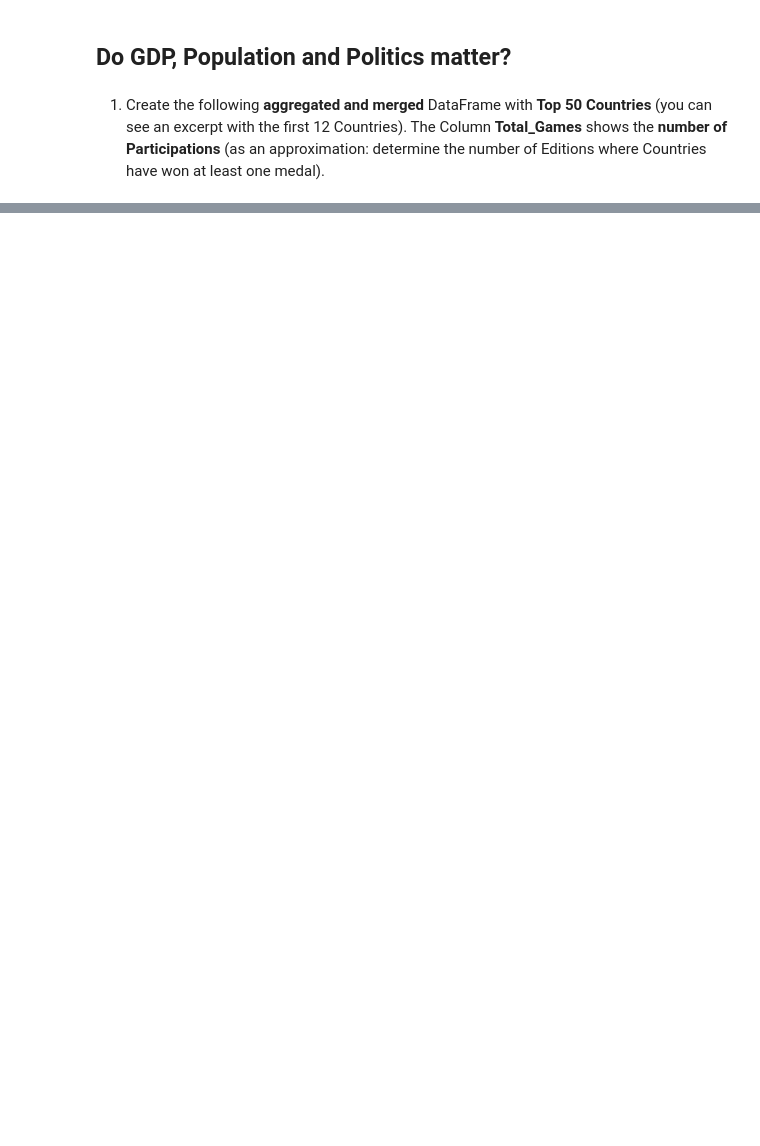
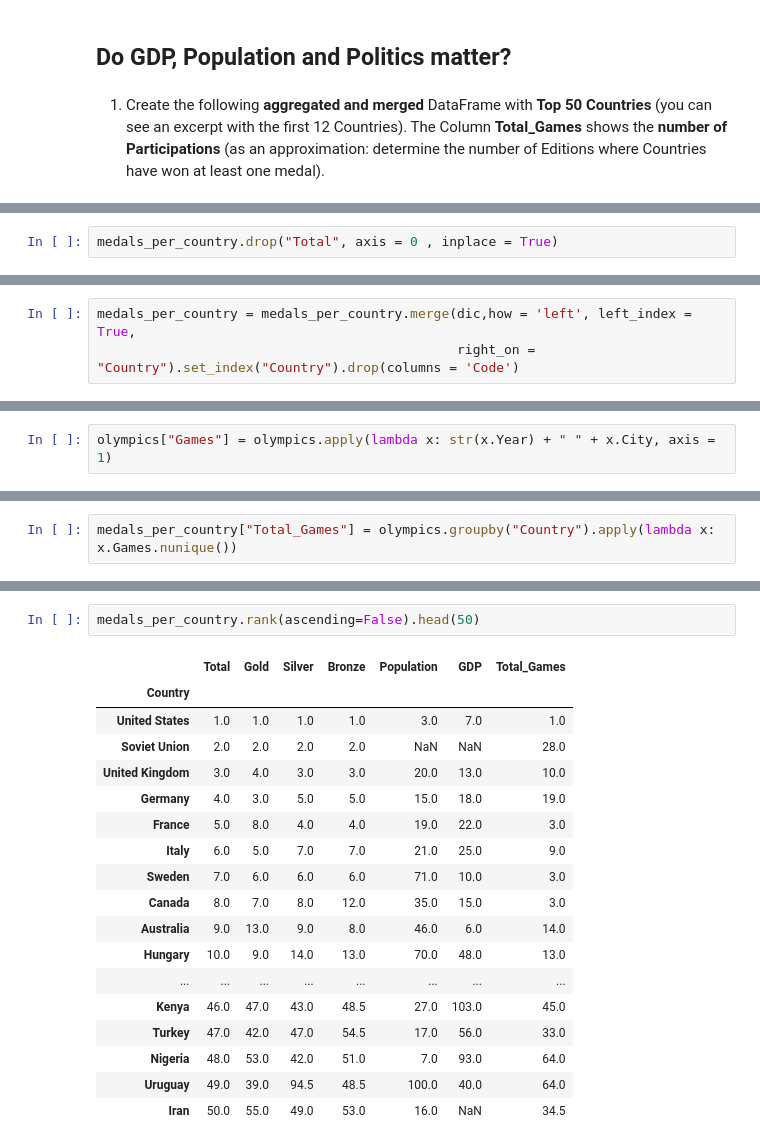
Before and after one commit to Yurhigz/Olympic-Medal-Project, a Jupyter notebook: Explanatory_DataAnalysis_Challenge/Project_Explanatory_Data_Analysis.ipynb, the cells around one changed output, grey strips where cells are left out. Saved outputs shown, nothing was run; the diff lists cells and outputs as text; blank space fills up the shorter version.

```diff
--- a/Explanatory_DataAnalysis_Challenge/Project_Explanatory_Data_Analysis.ipynb
+++ b/Explanatory_DataAnalysis_Challenge/Project_Explanatory_Data_Analysis.ipynb
@@ -244,0 +457,2 @@ olympics.groupby(['Country','Medal']).Medal.count().unstack(fill_value = 0).sort
+# %%
+medals_per_country.drop("Total", axis = 0 , inplace = True)
@@ -244,0 +478,3 @@ olympics.groupby(['Country','Medal']).Medal.count().unstack(fill_value = 0).sort
+# %%
+medals_per_country = medals_per_country.merge(dic,how = 'left', left_index = True,
+                                              right_on = "Country").set_index("Country").drop(columns = 'Code')
@@ -244,0 +502,2 @@ olympics.groupby(['Country','Medal']).Medal.count().unstack(fill_value = 0).sort
+# %%
+olympics["Games"] = olympics.apply(lambda x: str(x.Year) + " " + x.City, axis = 1)
@@ -244,0 +540,2 @@ olympics.groupby(['Country','Medal']).Medal.count().unstack(fill_value = 0).sort
+# %%
+medals_per_country["Total_Games"] = olympics.groupby("Country").apply(lambda x: x.Games.nunique())
@@ -244,0 +559,21 @@ olympics.groupby(['Country','Medal']).Medal.count().unstack(fill_value = 0).sort
+# %%
+medals_per_country.rank(ascending=False).head(50)
+# %% [output]
+|  | Total | Gold | Silver | Bronze | Population | GDP | Total_Games |
+| Country |  |  |  |  |  |  |  |
+| United States | 1.0 | 1.0 | 1.0 | 1.0 | 3.0 | 7.0 | 1.0 |
+| Soviet Union | 2.0 | 2.0 | 2.0 | 2.0 | NaN | NaN | 28.0 |
+| United Kingdom | 3.0 | 4.0 | 3.0 | 3.0 | 20.0 | 13.0 | 10.0 |
+| Germany | 4.0 | 3.0 | 5.0 | 5.0 | 15.0 | 18.0 | 19.0 |
+| France | 5.0 | 8.0 | 4.0 | 4.0 | 19.0 | 22.0 | 3.0 |
+| Italy | 6.0 | 5.0 | 7.0 | 7.0 | 21.0 | 25.0 | 9.0 |
+| Sweden | 7.0 | 6.0 | 6.0 | 6.0 | 71.0 | 10.0 | 3.0 |
+| Canada | 8.0 | 7.0 | 8.0 | 12.0 | 35.0 | 15.0 | 3.0 |
+| Australia | 9.0 | 13.0 | 9.0 | 8.0 | 46.0 | 6.0 | 14.0 |
+| Hungary | 10.0 | 9.0 | 14.0 | 13.0 | 70.0 | 48.0 | 13.0 |
+| ... | ... | ... | ... | ... | ... | ... | ... |
+| Kenya | 46.0 | 47.0 | 43.0 | 48.5 | 27.0 | 103.0 | 45.0 |
+| Turkey | 47.0 | 42.0 | 47.0 | 54.5 | 17.0 | 56.0 | 33.0 |
+| Nigeria | 48.0 | 53.0 | 42.0 | 51.0 | 7.0 | 93.0 | 64.0 |
+| Uruguay | 49.0 | 39.0 | 94.5 | 48.5 | 100.0 | 40.0 | 64.0 |
+| Iran | 50.0 | 55.0 | 49.0 | 53.0 | 16.0 | NaN | 34.5 |
```
Also changed, not shown: parts of 58 cells of this notebook.
